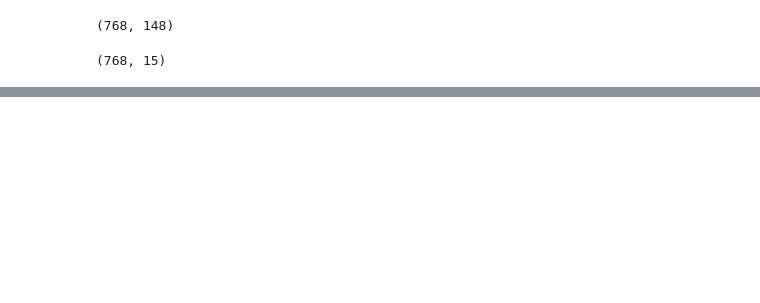
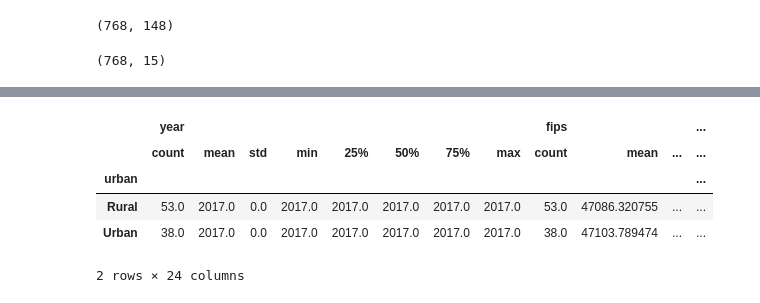
Before and after one commit to jinheepark0606/data-science-essentials-3, a Jupyter notebook: data/JP_week1.ipynb, the cells around one changed output, grey strips where cells are left out. Saved outputs shown, nothing was run; the diff lists cells and outputs as text; code cells hidden in the pictures; blank space fills up the shorter version.

```diff
--- a/data/JP_week1.ipynb
+++ b/data/JP_week1.ipynb
@@ -22,0 +73,3 @@ ha_costs_df.tail(5)
+# %%
+# extract only TENNESSEE
+tn_ha= ha_costs_df.loc[ha_costs_df['state'] == 'TENNESSEE']
@@ -331,0 +383,9 @@ tn_income_df.iloc[:,0:2]
+# %%
+tn_ha.groupby('urban').describe()
+# %% [output]
+|  | year |  |  |  |  |  |  |  | fips |  |  | ... |
+|  | count | mean | std | min | 25% | 50% | 75% | max | count | mean | ... | ... |
+| urban |  |  |  |  |  |  |  |  |  |  |  | ... |
+| Rural | 53.0 | 2017.0 | 0.0 | 2017.0 | 2017.0 | 2017.0 | 2017.0 | 2017.0 | 53.0 | 47086.320755 | ... | ... |
+| Urban | 38.0 | 2017.0 | 0.0 | 2017.0 | 2017.0 | 2017.0 | 2017.0 | 2017.0 | 38.0 | 47103.789474 | ... | ... |
+2 rows × 24 columns
```
Also changed, not shown: parts of 65 cells of this notebook.
